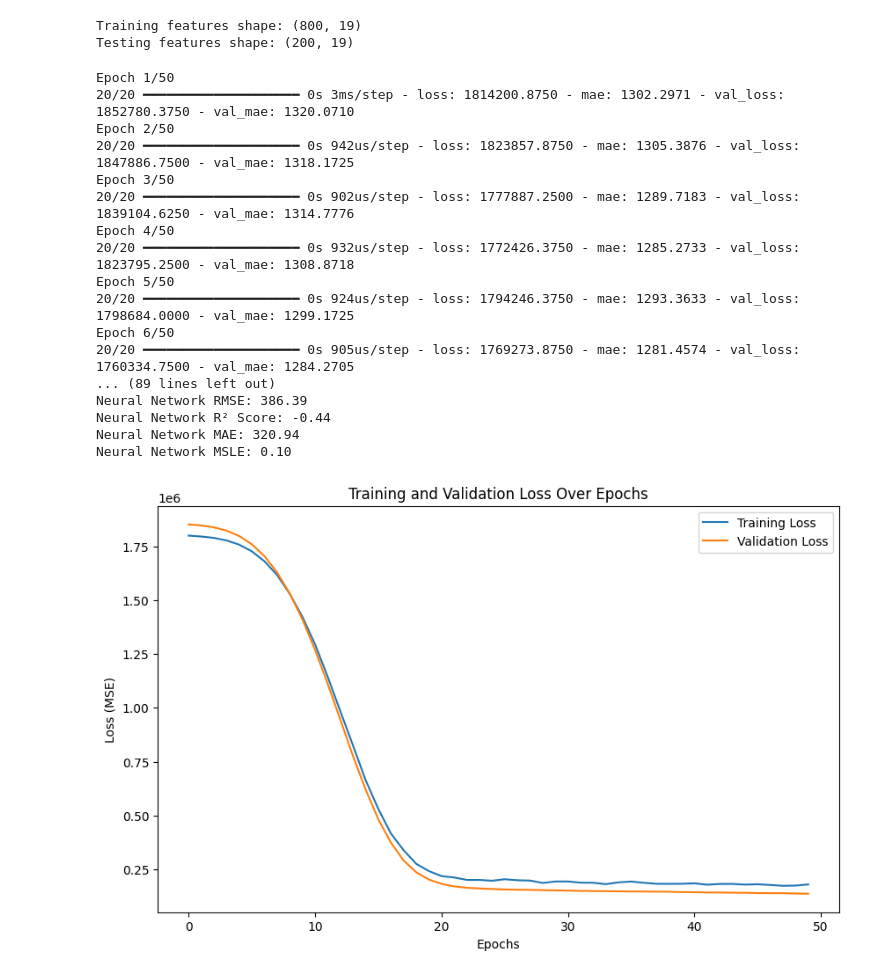
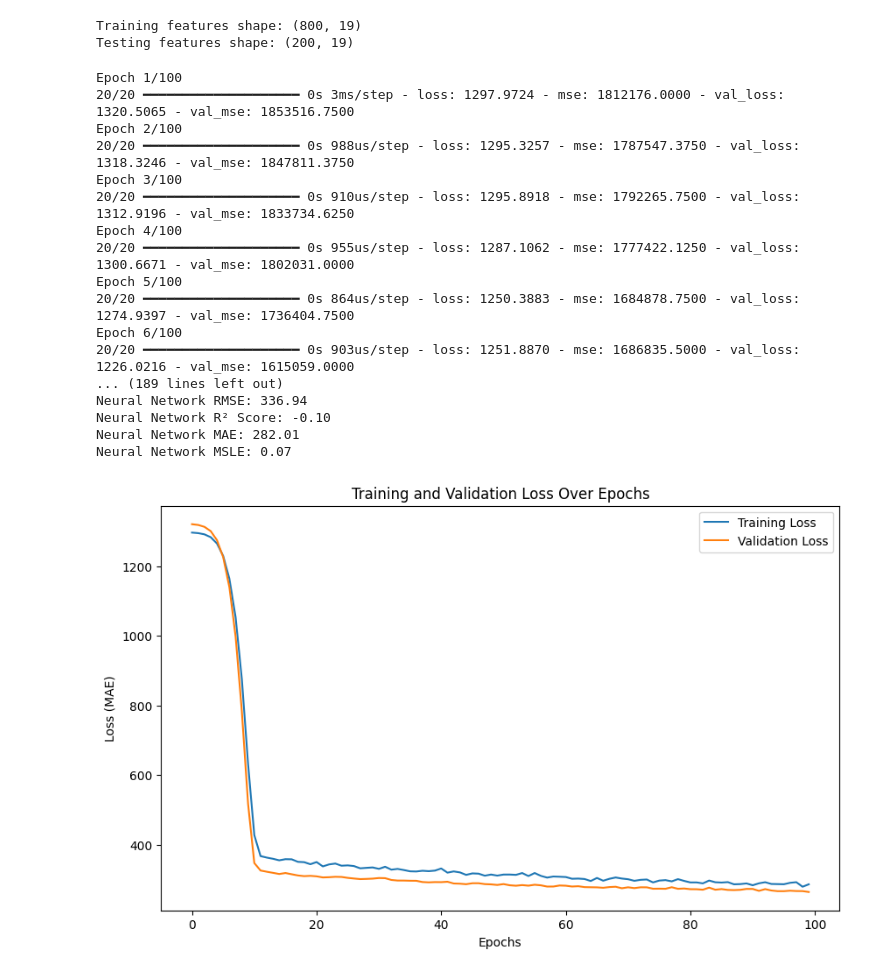
Before and after one commit to muhammedazhar/MSc-DataScience, a Jupyter notebook: COMP1801-ML/Coursework/Testing/NeuralNet.ipynb, the cells around one changed output. Drawn from its saved outputs; the diff is of its cells as text; code cells hidden in the pictures.

```diff
--- a/COMP1801-ML/Coursework/Testing/NeuralNet.ipynb
+++ b/COMP1801-ML/Coursework/Testing/NeuralNet.ipynb
@@ -76,69 +76,70 @@ print(f"Testing features shape: {X_test.shape}")
 Training features shape: (800, 19)
 Testing features shape: (200, 19)
 # %%
-# Import necessary libraries for Neural Network
+# Import necessary libraries
 import tensorflow as tf
 from tensorflow.keras.models import Sequential
 from tensorflow.keras.layers import Dense, Dropout, Input
 from tensorflow.keras.optimizers import Adam
+from tensorflow.keras.regularizers import l2
 from sklearn.metrics import mean_squared_error, r2_score, mean_absolute_error, mean_squared_log_error
 import numpy as np
+import matplotlib.pyplot as plt
 
 # Define the model
 model = Sequential()
 model.add(Input(shape=(X_train.shape[1],)))
-model.add(Dense(64, activation='relu'))
-model.add(Dropout(0.2))  # Optional dropout to avoid overfitting
+model.add(Dense(128, activation='relu', kernel_regularizer=l2(0.001)))
+model.add(Dropout(0.3))  # Increasing dropout to combat overfitting
+model.add(Dense(64, activation='relu', kernel_regularizer=l2(0.001)))
 model.add(Dense(32, activation='relu'))
-model.add(Dense(1, activation='linear'))  # Using a linear activation for regression
+model.add(Dense(1, activation='linear'))  # Linear activation for regression output
 
 # Compile the model
-model.compile(optimizer=Adam(learning_rate=0.001), loss='mean_squared_error', metrics=['mae'])
+model.compile(optimizer=Adam(learning_rate=0.0005), loss='mae', metrics=['mse'])
 
 # Train the model
-history = model.fit(X_train, y_train, validation_split=0.2, epochs=50, batch_size=32)
+history = model.fit(X_train, y_train, validation_split=0.2, epochs=100, batch_size=32, verbose=1)
 
 # Make predictions on the test set
 y_pred = model.predict(X_test)
 
 # Evaluate the performance
 rmse = np.sqrt(mean_squared_error(y_test, y_pred))
 r2 = r2_score(y_test, y_pred)
 mae = mean_absolute_error(y_test, y_pred)
 msle = mean_squared_log_error(y_test, y_pred)
 
 print(f"Neural Network RMSE: {rmse:.2f}")
 print(f"Neural Network R² Score: {r2:.2f}")
 print(f"Neural Network MAE: {mae:.2f}")
 print(f"Neural Network MSLE: {msle:.2f}")
 
-# Optional: Plot the loss during training
-import matplotlib.pyplot as plt
-
+# Plot the loss during training
 plt.figure(figsize=(10, 6))
 plt.plot(history.history['loss'], label='Training Loss')
 plt.plot(history.history['val_loss'], label='Validation Loss')
 plt.xlabel('Epochs')
-plt.ylabel('Loss (MSE)')
+plt.ylabel('Loss (MAE)')
 plt.title('Training and Validation Loss Over Epochs')
 plt.legend()
 plt.show()
 # %% [output]
-Epoch 1/50
-20/20 ━━━━━━━━━━━━━━━━━━━━ 0s 3ms/step - loss: 1814200.8750 - mae: 1302.2971 - val_loss: 1852780.3750 - val_mae: 1320.0710
-Epoch 2/50
-20/20 ━━━━━━━━━━━━━━━━━━━━ 0s 942us/step - loss: 1823857.8750 - mae: 1305.3876 - val_loss: 1847886.7500 - val_mae: 1318.1725
-Epoch 3/50
-20/20 ━━━━━━━━━━━━━━━━━━━━ 0s 902us/step - loss: 1777887.2500 - mae: 1289.7183 - val_loss: 1839104.6250 - val_mae: 1314.7776
-Epoch 4/50
-20/20 ━━━━━━━━━━━━━━━━━━━━ 0s 932us/step - loss: 1772426.3750 - mae: 1285.2733 - val_loss: 1823795.2500 - val_mae: 1308.8718
-Epoch 5/50
-20/20 ━━━━━━━━━━━━━━━━━━━━ 0s 924us/step - loss: 1794246.3750 - mae: 1293.3633 - val_loss: 1798684.0000 - val_mae: 1299.1725
-Epoch 6/50
-20/20 ━━━━━━━━━━━━━━━━━━━━ 0s 905us/step - loss: 1769273.8750 - mae: 1281.4574 - val_loss: 1760334.7500 - val_mae: 1284.2705
-... (89 lines left out)
-Neural Network RMSE: 386.39
-Neural Network R² Score: -0.44
-Neural Network MAE: 320.94
-Neural Network MSLE: 0.10
+Epoch 1/100
+20/20 ━━━━━━━━━━━━━━━━━━━━ 0s 3ms/step - loss: 1297.9724 - mse: 1812176.0000 - val_loss: 1320.5065 - val_mse: 1853516.7500
+Epoch 2/100
+20/20 ━━━━━━━━━━━━━━━━━━━━ 0s 988us/step - loss: 1295.3257 - mse: 1787547.3750 - val_loss: 1318.3246 - val_mse: 1847811.3750
+Epoch 3/100
+20/20 ━━━━━━━━━━━━━━━━━━━━ 0s 910us/step - loss: 1295.8918 - mse: 1792265.7500 - val_loss: 1312.9196 - val_mse: 1833734.6250
+Epoch 4/100
+20/20 ━━━━━━━━━━━━━━━━━━━━ 0s 955us/step - loss: 1287.1062 - mse: 1777422.1250 - val_loss: 1300.6671 - val_mse: 1802031.0000
+Epoch 5/100
+20/20 ━━━━━━━━━━━━━━━━━━━━ 0s 864us/step - loss: 1250.3883 - mse: 1684878.7500 - val_loss: 1274.9397 - val_mse: 1736404.7500
+Epoch 6/100
+20/20 ━━━━━━━━━━━━━━━━━━━━ 0s 903us/step - loss: 1251.8870 - mse: 1686835.5000 - val_loss: 1226.0216 - val_mse: 1615059.0000
+... (189 lines left out)
+Neural Network RMSE: 336.94
+Neural Network R² Score: -0.10
+Neural Network MAE: 282.01
+Neural Network MSLE: 0.07
-[figure, old version]
+[figure, new version]
```
